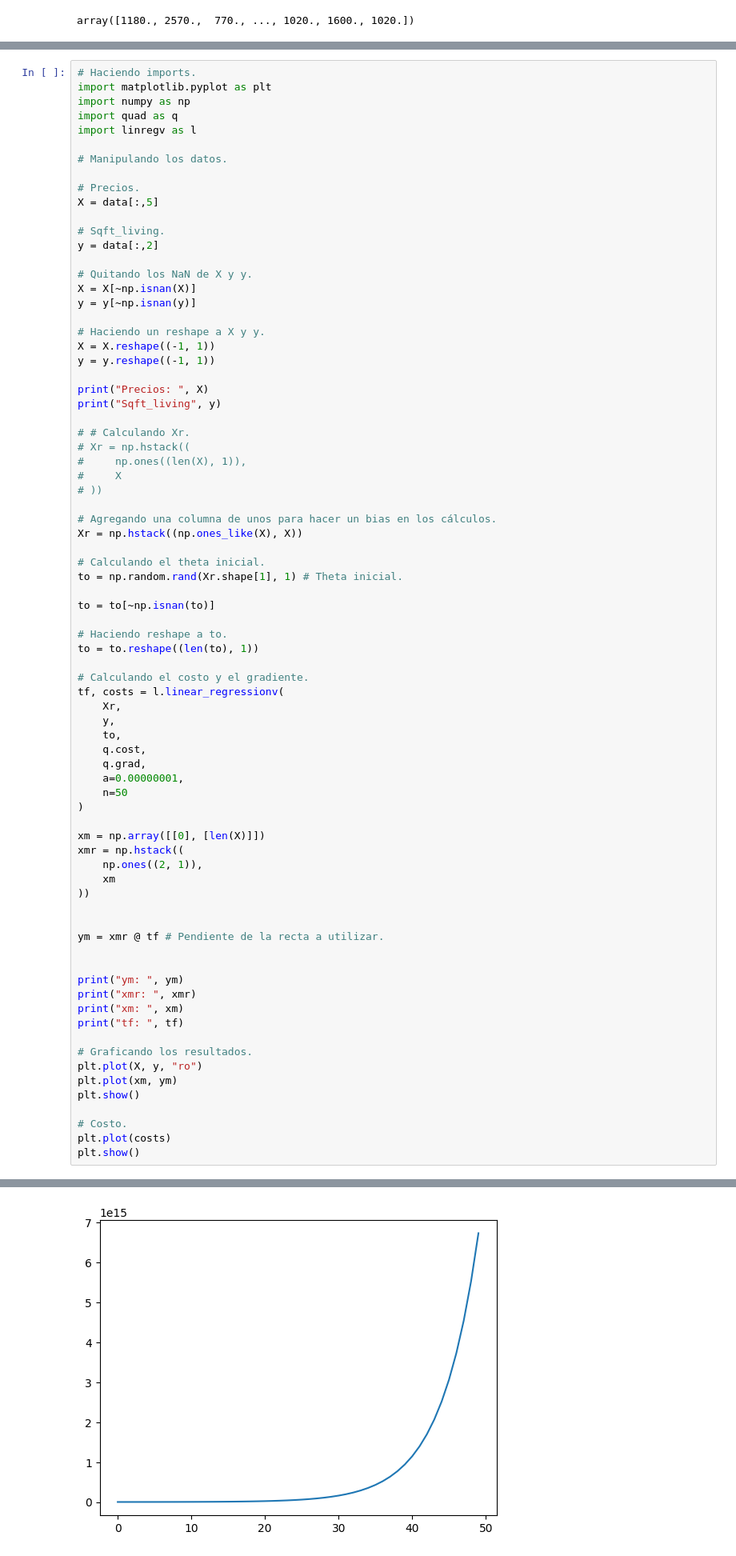
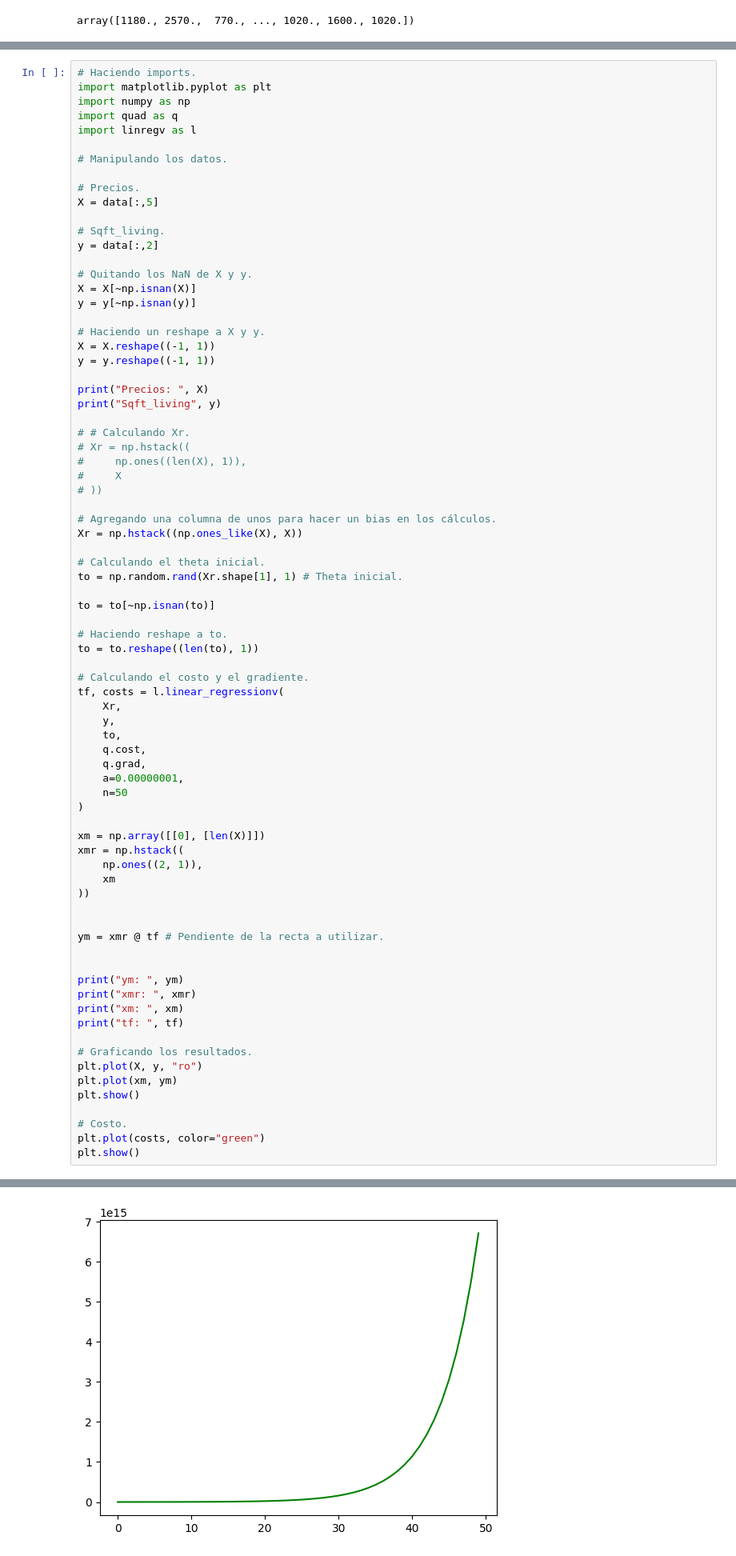
Before and after one commit to Javier19-cmd/HT3-IA, a Jupyter notebook: Lab3.ipynb, the cells around one changed output, grey strips where cells are left out. Shown at 80% size. Drawn from its saved outputs; the diff is of its cells as text.

```diff
--- a/Lab3.ipynb
+++ b/Lab3.ipynb
@@ -218,7 +218,7 @@ plt.plot(xm, ym)
 plt.show()
 
 # Costo.
-plt.plot(costs)
+plt.plot(costs, color="green")
 plt.show()
 # %% [output]
 Precios:  [[1180.]
@@ -241,4 +241,4 @@ tf:  [[-35789.69791242]
 [figure]
-[figure, old version]
+[figure, new version]
 # %% [markdown]
 # Task 1.4: Usando cross-validation determine el grado del polinomio que mejor describe la nube de puntos (encuentre el mejor balance entre apego a los datos de entrenamiento y generalización para datos previamente no observados).
```
Also changed, not shown: parts of 15 cells of this notebook, 1 other file.
